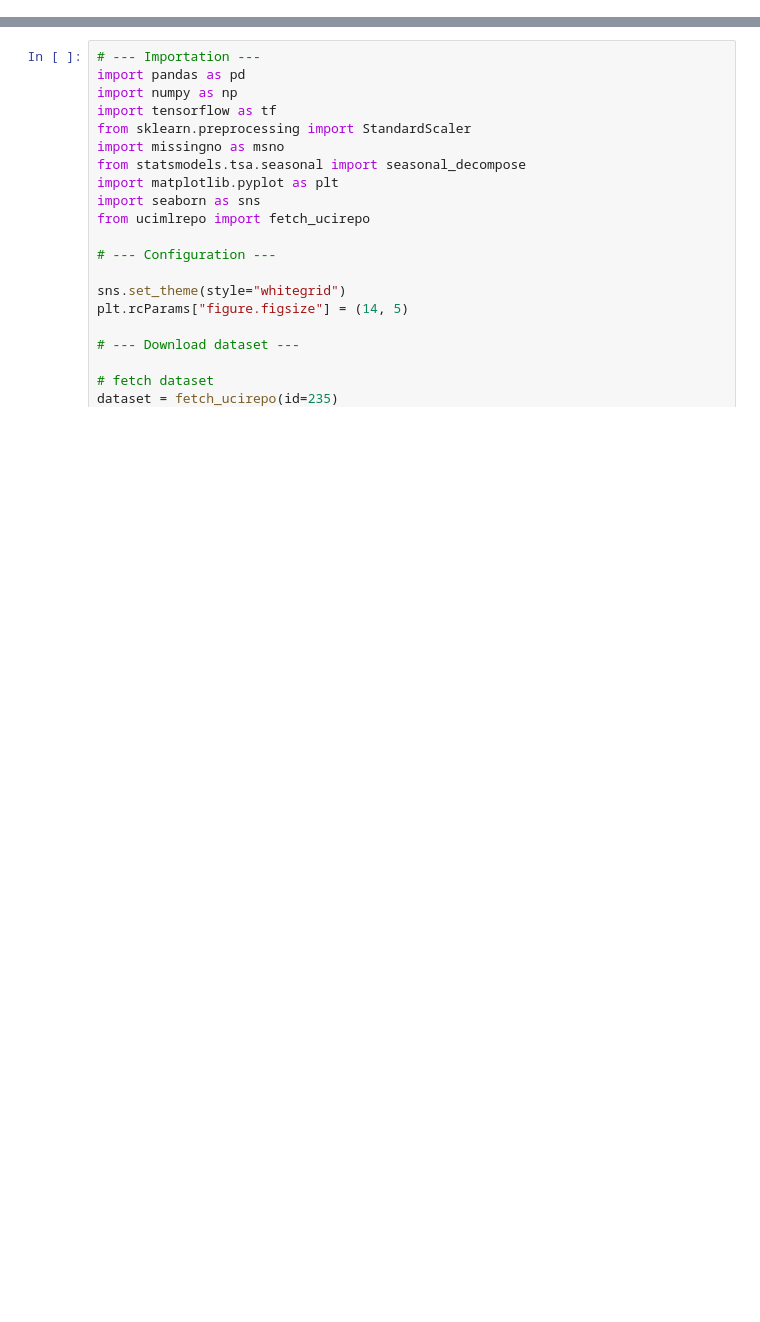
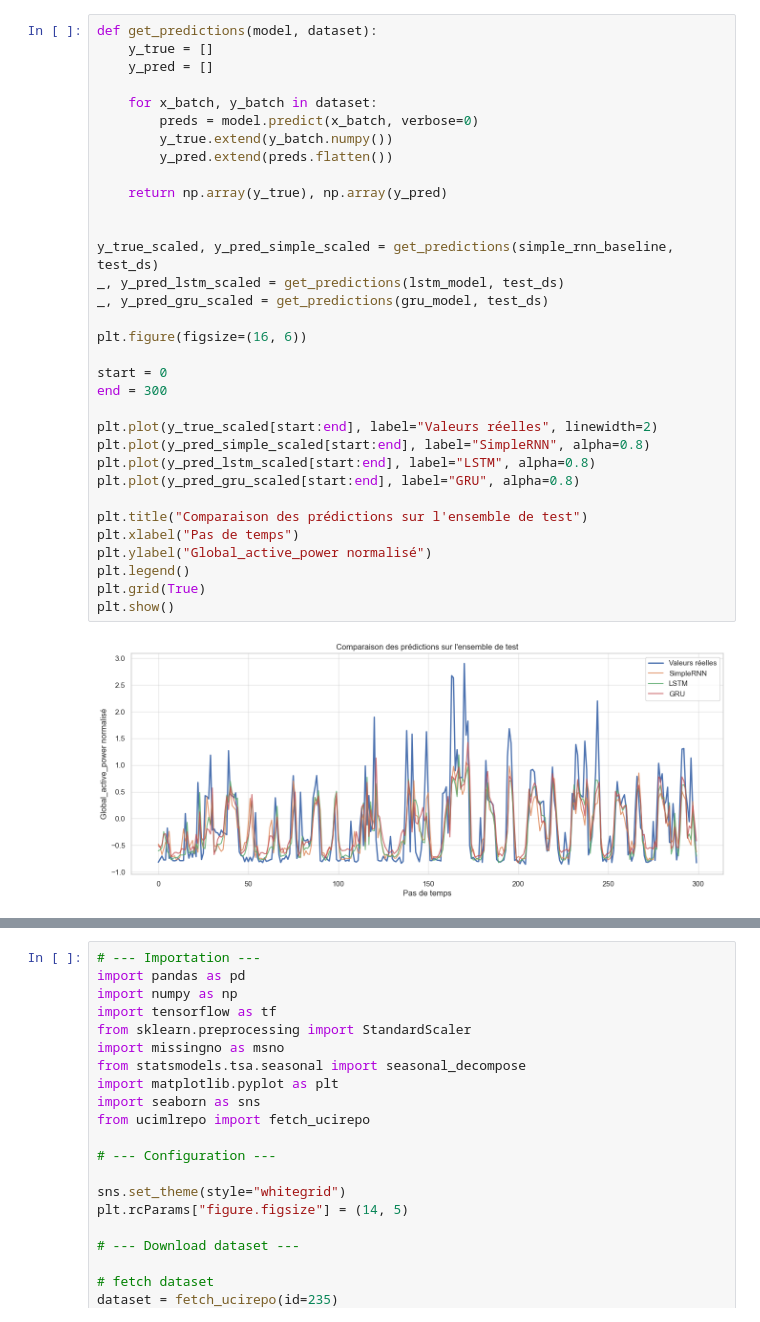
Before and after one commit to justinFransolet/MASI4_Framework_Machine_Learning, a Jupyter notebook: notebook.ipynb, the cells around one changed output, grey strips where cells are left out. Cells and saved outputs as stored; diff of their text form; blank space fills up the shorter version.

```diff
--- a/notebook.ipynb
+++ b/notebook.ipynb
@@ -7,0 +667,35 @@
+# %%
+def get_predictions(model, dataset):
+    y_true = []
+    y_pred = []
+
+    for x_batch, y_batch in dataset:
+        preds = model.predict(x_batch, verbose=0)
+        y_true.extend(y_batch.numpy())
+        y_pred.extend(preds.flatten())
+
+    return np.array(y_true), np.array(y_pred)
+
+
+y_true_scaled, y_pred_simple_scaled = get_predictions(simple_rnn_baseline, test_ds)
+_, y_pred_lstm_scaled = get_predictions(lstm_model, test_ds)
+_, y_pred_gru_scaled = get_predictions(gru_model, test_ds)
+
+plt.figure(figsize=(16, 6))
+
+start = 0
+end = 300
+
+plt.plot(y_true_scaled[start:end], label="Valeurs réelles", linewidth=2)
+plt.plot(y_pred_simple_scaled[start:end], label="SimpleRNN", alpha=0.8)
+plt.plot(y_pred_lstm_scaled[start:end], label="LSTM", alpha=0.8)
+plt.plot(y_pred_gru_scaled[start:end], label="GRU", alpha=0.8)
+
+plt.title("Comparaison des prédictions sur l'ensemble de test")
+plt.xlabel("Pas de temps")
+plt.ylabel("Global_active_power normalisé")
+plt.legend()
+plt.grid(True)
+plt.show()
+# %% [output]
+[figure, added]
```
Also changed, not shown: parts of 26 cells of this notebook.
